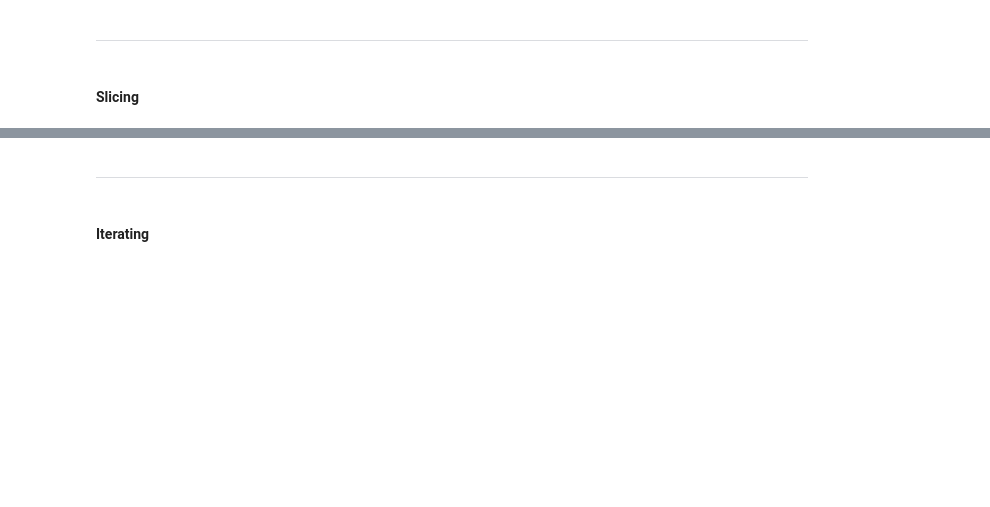
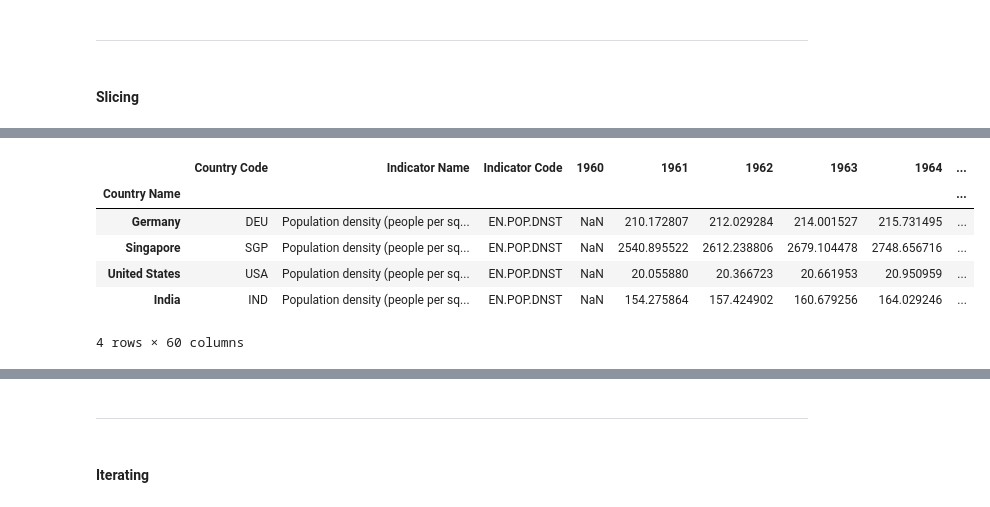
Before and after one commit to TrainingByPackt/Data-Visualization-with-Python, a Jupyter notebook: lesson01/Activity06/activity06-solution.ipynb, the cells around one changed output, grey strips where cells are left out. Cells and saved outputs as stored; diff of their text form; code cells hidden in the pictures; blank space fills up the shorter version.

```diff
--- a/lesson01/Activity06/activity06-solution.ipynb
+++ b/lesson01/Activity06/activity06-solution.ipynb
@@ -121,0 +101,11 @@ Subset (12, 3)
+# %%
+# slicing rows Germany, Singapore, United States, and India
+dataset.loc[["Germany", "Singapore", "United States", "India"]]
+# %% [output]
+|  | Country Code | Indicator Name | Indicator Code | 1960 | 1961 | 1962 | 1963 | 1964 | ... |
+| Country Name |  |  |  |  |  |  |  |  | ... |
+| Germany | DEU | Population density (people per sq... | EN.POP.DNST | NaN | 210.172807 | 212.029284 | 214.001527 | 215.731495 | ... |
+| Singapore | SGP | Population density (people per sq... | EN.POP.DNST | NaN | 2540.895522 | 2612.238806 | 2679.104478 | 2748.656716 | ... |
+| United States | USA | Population density (people per sq... | EN.POP.DNST | NaN | 20.055880 | 20.366723 | 20.661953 | 20.950959 | ... |
+| India | IND | Population density (people per sq... | EN.POP.DNST | NaN | 154.275864 | 157.424902 | 160.679256 | 164.029246 | ... |
+4 rows × 60 columns
```
Also changed, not shown: parts of 36 cells of this notebook, 4 other files.
